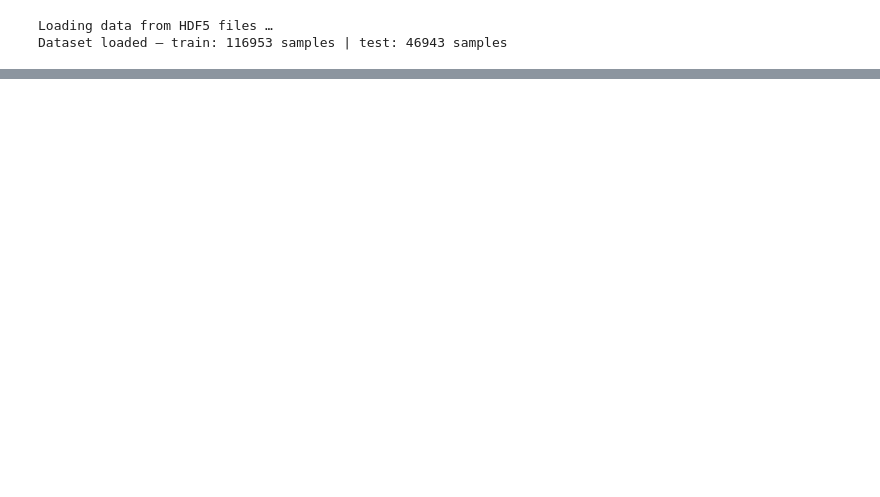
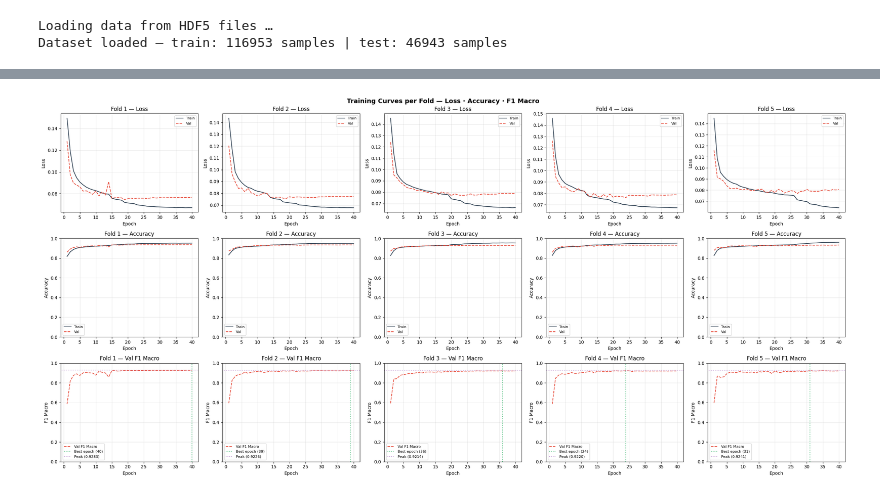
Before and after one commit to DanielMorelos/ECG-Arrhythmia-Detection-DMTM, a Jupyter notebook: notebooks/training_pipeline.ipynb, the cells around one changed output, grey strips where cells are left out. Saved outputs shown, nothing was run; the diff lists cells and outputs as text; code cells hidden in the pictures; blank space fills up the shorter version.

```diff
--- a/notebooks/training_pipeline.ipynb
+++ b/notebooks/training_pipeline.ipynb
@@ -511,0 +429,91 @@ Training curves saved → /content/drive/MyDrive/Proyecto_DEEP_LEARNING/checkpoi
+# %%
+def save_figure_both_formats(fig_or_plt, base_path: str, dpi: int = 400) -> None:
+    """
+    Saves the current figure (or a given figure object) in both PNG and PDF formats.
+    `base_path` should end in .png; the .pdf version is derived automatically.
+    """
+    png_path = base_path if base_path.endswith(".png") else base_path + ".png"
+    pdf_path = png_path.replace(".png", ".pdf")
+    plt.savefig(png_path, dpi=dpi, bbox_inches="tight")
+    plt.savefig(pdf_path, dpi=dpi, bbox_inches="tight")
+# %%
+
+# ─────────────────────────────────────────────────────────────────────────────
+# TRAINING CURVES — LOSS, ACCURACY AND F1 PER FOLD
+# ─────────────────────────────────────────────────────────────────────────────
+def plot_training_curves(checkpoint_dir: str, n_folds: int) -> None:
+    """
+    Loads the persisted JSON history for every fold and renders a
+    3-row × N_FOLDS grid showing Loss, Accuracy and F1 Macro curves.
+    The figure is saved to `checkpoint_dir/training_curves.png`.
+    """
+    fig, axes = plt.subplots(3, n_folds, figsize=(5 * n_folds, 12))
+    fig.suptitle(
+        "Training Curves per Fold — Loss · Accuracy · F1 Macro",
+        fontsize=14,
+        fontweight="bold",
+    )
+
+    row_titles = ["Loss", "Accuracy", "F1 Macro (val)"]
+    colors     = {"train": "#2c3e50", "val": "#e74c3c"}
+
+    for fold_idx in range(n_folds):
+        history_path = os.path.join(checkpoint_dir, f"history_fold_{fold_idx + 1}.json")
+
+        if not os.path.exists(history_path):
+            for row in range(3):
+                axes[row, fold_idx].set_visible(False)
+            continue
+
+        with open(history_path, "r") as fp:
+            hist = json.load(fp)
+
+        epochs = range(1, len(hist.get("loss", [])) + 1)
+
+        # ── Row 0: Loss ───────────────────────────────────────────────────────
+        ax = axes[0, fold_idx]
+        ax.plot(epochs, hist.get("loss",     []), color=colors["train"], label="Train")
+        ax.plot(epochs, hist.get("val_loss", []), color=colors["val"],   label="Val",   linestyle="--")
+        ax.set_title(f"Fold {fold_idx + 1} — Loss")
+        ax.set_xlabel("Epoch")
+        ax.set_ylabel("Loss")
+        ax.legend(fontsize=8)
+        ax.grid(alpha=0.3)
+
+        # ── Row 1: Accuracy ───────────────────────────────────────────────────
+        ax = axes[1, fold_idx]
+        ax.plot(epochs, hist.get("accuracy",     []), color=colors["train"], label="Train")
+        ax.plot(epochs, hist.get("val_accuracy", []), color=colors["val"],   label="Val",   linestyle="--")
+        ax.set_title(f"Fold {fold_idx + 1} — Accuracy")
+        ax.set_xlabel("Epoch")
+        ax.set_ylabel("Accuracy")
+        ax.set_ylim([0, 1.0])
+        ax.legend(fontsize=8)
+        ax.grid(alpha=0.3)
+
+        # ── Row 2: F1 Macro (validation only — no train F1 tracked) ──────────
+        ax = axes[2, fold_idx]
+        val_f1 = hist.get("val_f1_macro", [])
+        if val_f1:
+            ax.plot(epochs, val_f1, color=colors["val"], label="Val F1 Macro", linestyle="--")
+            best_epoch = int(np.argmax(val_f1)) + 1
+            ax.axvline(best_epoch, color="#27ae60", linestyle=":", alpha=0.7,
+                       label=f"Best epoch ({best_epoch})")
+            ax.axhline(max(val_f1), color="#8e44ad", linestyle=":", alpha=0.5,
+                       label=f"Peak ({max(val_f1):.4f})")
+        ax.set_title(f"Fold {fold_idx + 1} — Val F1 Macro")
+        ax.set_xlabel("Epoch")
+        ax.set_ylabel("F1 Macro")
+        ax.set_ylim([0, 1.0])
+        ax.legend(fontsize=8)
+        ax.grid(alpha=0.3)
+
+    plt.tight_layout()
+    save_figure_both_formats(plt, training_curves_path)
+    plt.show()
+    print(f"Training curves saved in {training_curves_path}")
+
+
+plot_training_curves(CHECKPOINT_DIR, N_FOLDS)
+# %% [output]
+[figure, added]
```
Also changed, not shown: parts of 16 cells of this notebook.
